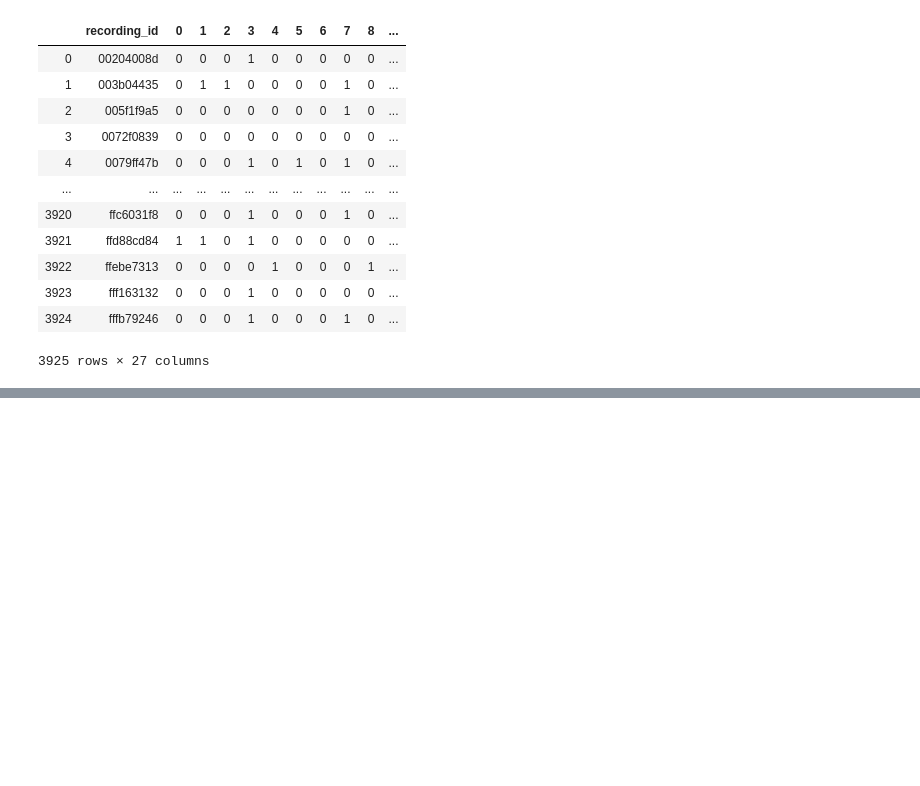
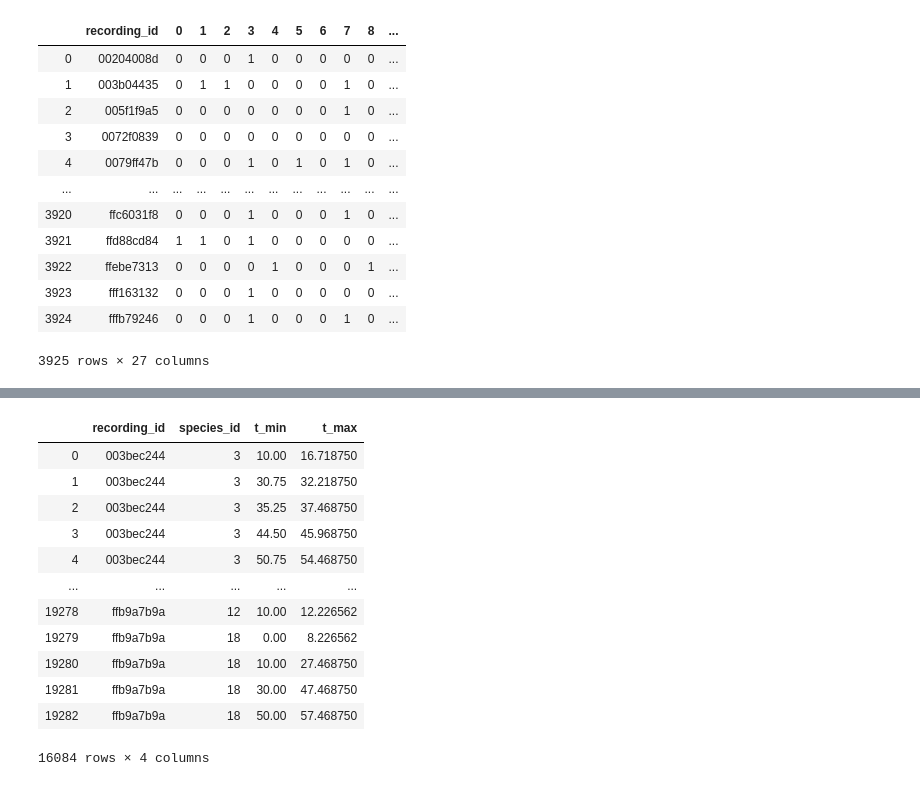
Before and after one commit to kuto5046/kaggle-rainforest, a Jupyter notebook: pseudo_labeling.ipynb, the cells around one changed output, grey strips where cells are left out. Saved outputs shown, nothing was run; the diff lists cells and outputs as text; code cells hidden in the pictures; blank space fills up the shorter version.

```diff
--- a/pseudo_labeling.ipynb
+++ b/pseudo_labeling.ipynb
@@ -447,0 +610,17 @@ pseudo_df
+# %%
+train_tp_ps = train_tp_ps[(train_tp_ps['t_max'] - train_tp_ps['t_min']) > 1.0]  # ラベルの秒数で足切り
+train_tp_ps
+# %% [output]
+|  | recording_id | species_id | t_min | t_max |
+| 0 | 003bec244 | 3 | 10.00 | 16.718750 |
+| 1 | 003bec244 | 3 | 30.75 | 32.218750 |
+| 2 | 003bec244 | 3 | 35.25 | 37.468750 |
+| 3 | 003bec244 | 3 | 44.50 | 45.968750 |
+| 4 | 003bec244 | 3 | 50.75 | 54.468750 |
+| ... | ... | ... | ... | ... |
+| 19278 | ffb9a7b9a | 12 | 10.00 | 12.226562 |
+| 19279 | ffb9a7b9a | 18 | 0.00 | 8.226562 |
+| 19280 | ffb9a7b9a | 18 | 10.00 | 27.468750 |
+| 19281 | ffb9a7b9a | 18 | 30.00 | 47.468750 |
+| 19282 | ffb9a7b9a | 18 | 50.00 | 57.468750 |
+16084 rows × 4 columns
```
Also changed, not shown: parts of 14 cells of this notebook, 3 other files.
